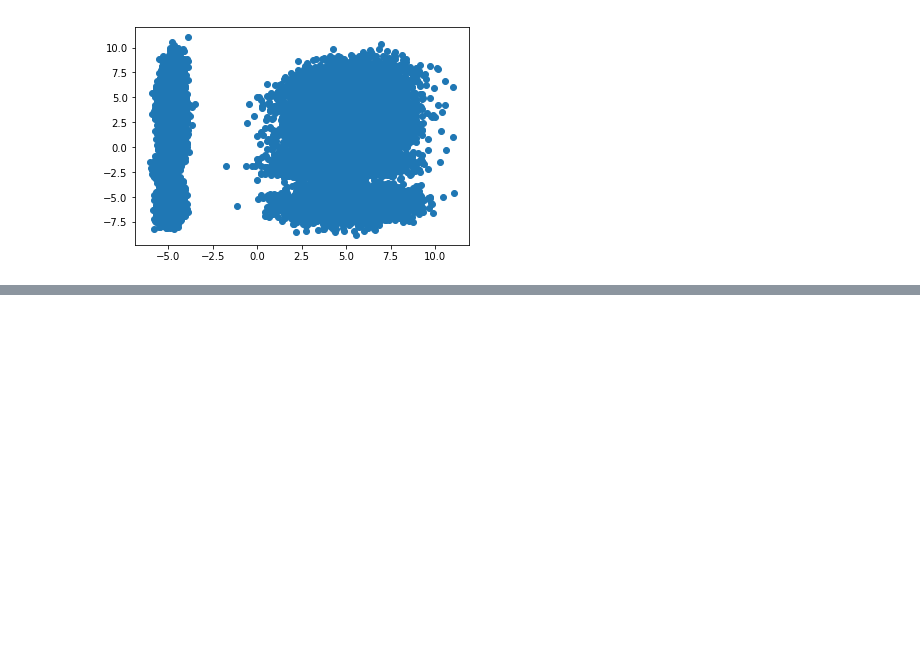
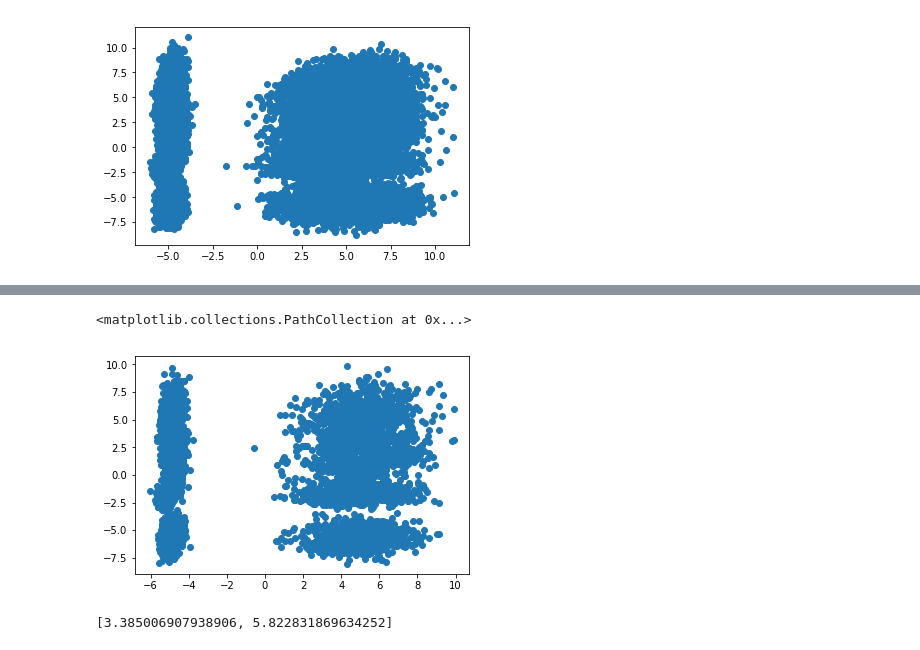
Before and after one commit to takitaki7474/lab-investigation, a Jupyter notebook: feature_exp/notebook/visualize_feature.ipynb, the cells around one changed output, grey strips where cells are left out. Drawn from its saved outputs; the diff is of its cells as text; code cells hidden in the pictures; blank space fills up the shorter version.

```diff
--- a/feature_exp/notebook/visualize_feature.ipynb
+++ b/feature_exp/notebook/visualize_feature.ipynb
@@ -23,3 +44,5 @@ x = list(X)
 df["f_2d"] = x
 # %%
 df.to_pickle("./feature/f_2d_table.pkl")
+# %%
+df = pd.read_pickle("./feature/f_2d_table.pkl")
@@ -25,0 +70,13 @@ df.to_pickle("./feature/f_2d_table.pkl")
+# %%
+X = df[:5000]["f_2d"]
+# %%
+f_list = []
+for f in X.values:
+    f_list.append(list(f))
+# %%
+f_list = np.asarray(f_list)
+# %%
+plt.scatter(f_list[:,0],f_list[:,1])
+# %% [output]
+<matplotlib.collections.PathCollection at 0x...>
+[figure, added]
@@ -25,0 +89,4 @@ df.to_pickle("./feature/f_2d_table.pkl")
+# %%
+df.f_2d[0]
+# %% [output]
+[3.385006907938906, 5.822831869634252]
```
Also changed, not shown: parts of 6 cells of this notebook.
